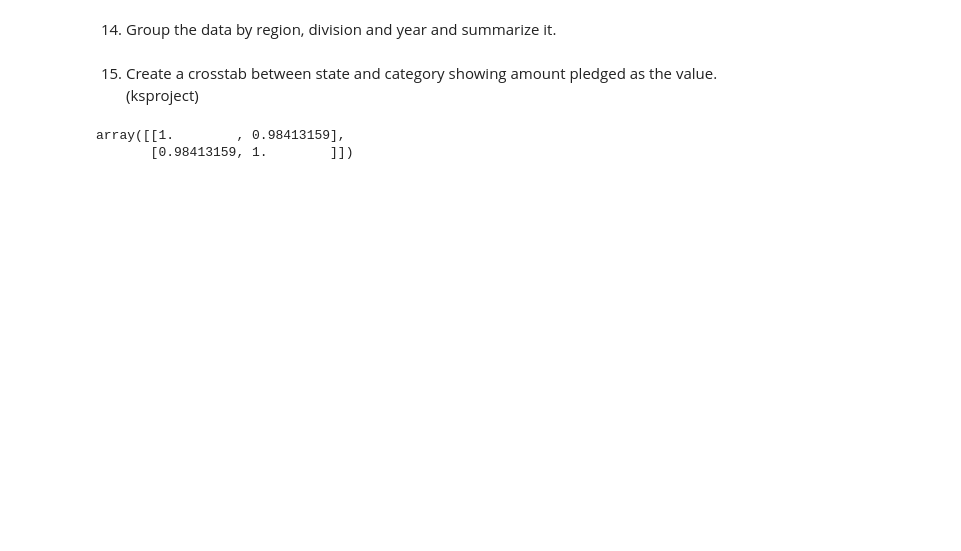
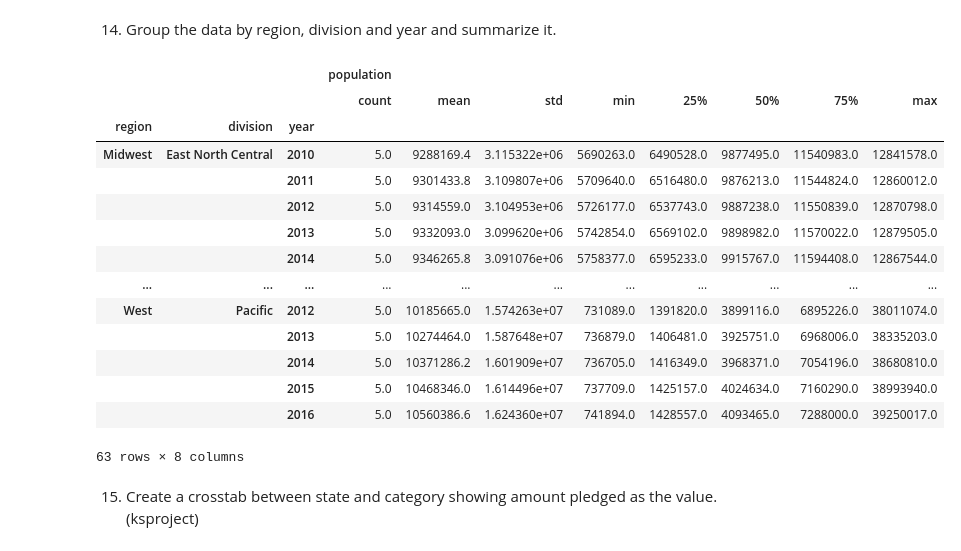
Before and after one commit to rfryrice/data-science, a Jupyter notebook: Week 3 Pandas Assignment.ipynb, the cells around one changed output. Saved outputs shown, nothing was run; the diff lists cells and outputs as text; code cells hidden in the pictures; blank space fills up the shorter version.

```diff
--- a/Week 3 Pandas Assignment.ipynb
+++ b/Week 3 Pandas Assignment.ipynb
@@ -172,3 +175,10 @@ nycflights13.head()
 11. Merge these two DataFrames into a single DataFrame called census.
 
 Please use the following dataset for merging purposes: census-divisions & state-populations
+# %%
+census = pd.read_csv('datasets/census-divisions.csv')
+print(census.columns)
+state = pd.read_csv('datasets/state-populations.csv')
+print(state.columns)
+census = census.merge(state)
+print(census.columns)
@@ -175,2 +191,5 @@ Please use the following dataset for merging purposes: census-divisions & state-
 # %% [markdown]
 12. Re-shape census so that one column contains all population measures, and another the year attributes.
+# %%
+re_census = census.melt(id_vars=['state','region','division'],var_name='year',value_name='population')
+re_census.head()
@@ -179,12 +218,22 @@ Please use the following dataset for merging purposes: census-divisions & state-
 # %% [markdown]
 14. Group the data by region, division and year and summarize it.
+# %%
+re_census.groupby(by=['region','division','year']).describe()
+# %% [output]
+|  |  |  | population |  |  |  |  |  |  |  |
+|  |  |  | count | mean | std | min | 25% | 50% | 75% | max |
+| region | division | year |  |  |  |  |  |  |  |  |
+| Midwest | East North Central | 2010 | 5.0 | 9288169.4 | 3.115322e+06 | 5690263.0 | 6490528.0 | 9877495.0 | 11540983.0 | 12841578.0 |
+|  |  | 2011 | 5.0 | 9301433.8 | 3.109807e+06 | 5709640.0 | 6516480.0 | 9876213.0 | 11544824.0 | 12860012.0 |
+|  |  | 2012 | 5.0 | 9314559.0 | 3.104953e+06 | 5726177.0 | 6537743.0 | 9887238.0 | 11550839.0 | 12870798.0 |
+|  |  | 2013 | 5.0 | 9332093.0 | 3.099620e+06 | 5742854.0 | 6569102.0 | 9898982.0 | 11570022.0 | 12879505.0 |
+|  |  | 2014 | 5.0 | 9346265.8 | 3.091076e+06 | 5758377.0 | 6595233.0 | 9915767.0 | 11594408.0 | 12867544.0 |
+| ... | ... | ... | ... | ... | ... | ... | ... | ... | ... | ... |
+| West | Pacific | 2012 | 5.0 | 10185665.0 | 1.574263e+07 | 731089.0 | 1391820.0 | 3899116.0 | 6895226.0 | 38011074.0 |
+|  |  | 2013 | 5.0 | 10274464.0 | 1.587648e+07 | 736879.0 | 1406481.0 | 3925751.0 | 6968006.0 | 38335203.0 |
+|  |  | 2014 | 5.0 | 10371286.2 | 1.601909e+07 | 736705.0 | 1416349.0 | 3968371.0 | 7054196.0 | 38680810.0 |
+|  |  | 2015 | 5.0 | 10468346.0 | 1.614496e+07 | 737709.0 | 1425157.0 | 4024634.0 | 7160290.0 | 38993940.0 |
+|  |  | 2016 | 5.0 | 10560386.6 | 1.624360e+07 | 741894.0 | 1428557.0 | 4093465.0 | 7288000.0 | 39250017.0 |
+63 rows × 8 columns
 # %% [markdown]
 15. Create a crosstab between state and category showing amount pledged as the value. (ksproject)
-# %%
-temp = [12,15,17,18,23,27,29,32,25,21,20,19]
-sales = [2230,3220,3550,3250,5530,7200,8600,9180,6420,4830,4980,4850]
-from numpy import corrcoef
-corrcoef(temp,sales)
-# %% [output]
-array([[1.        , 0.98413159],
-       [0.98413159, 1.        ]])
```
Also changed, not shown: parts of 11 cells of this notebook.
